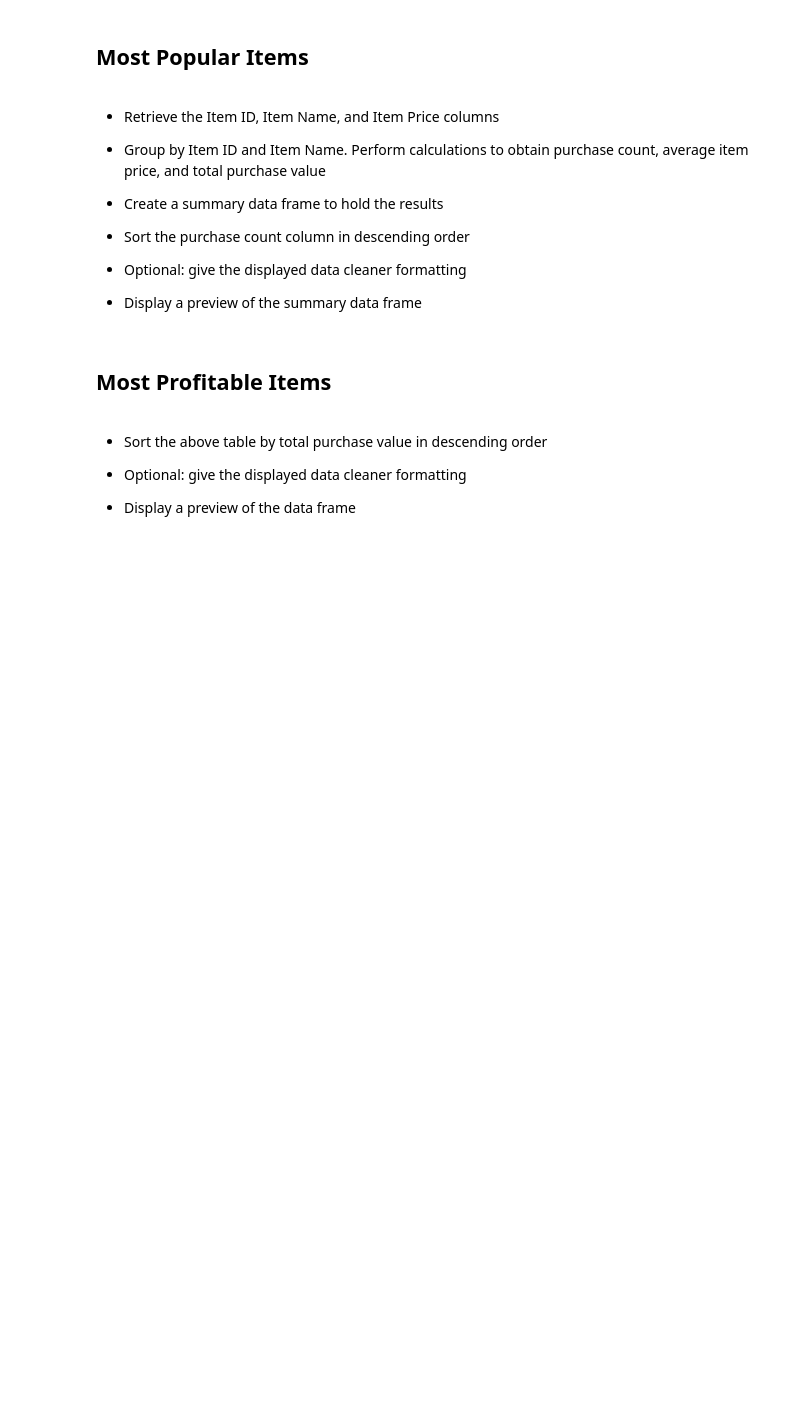
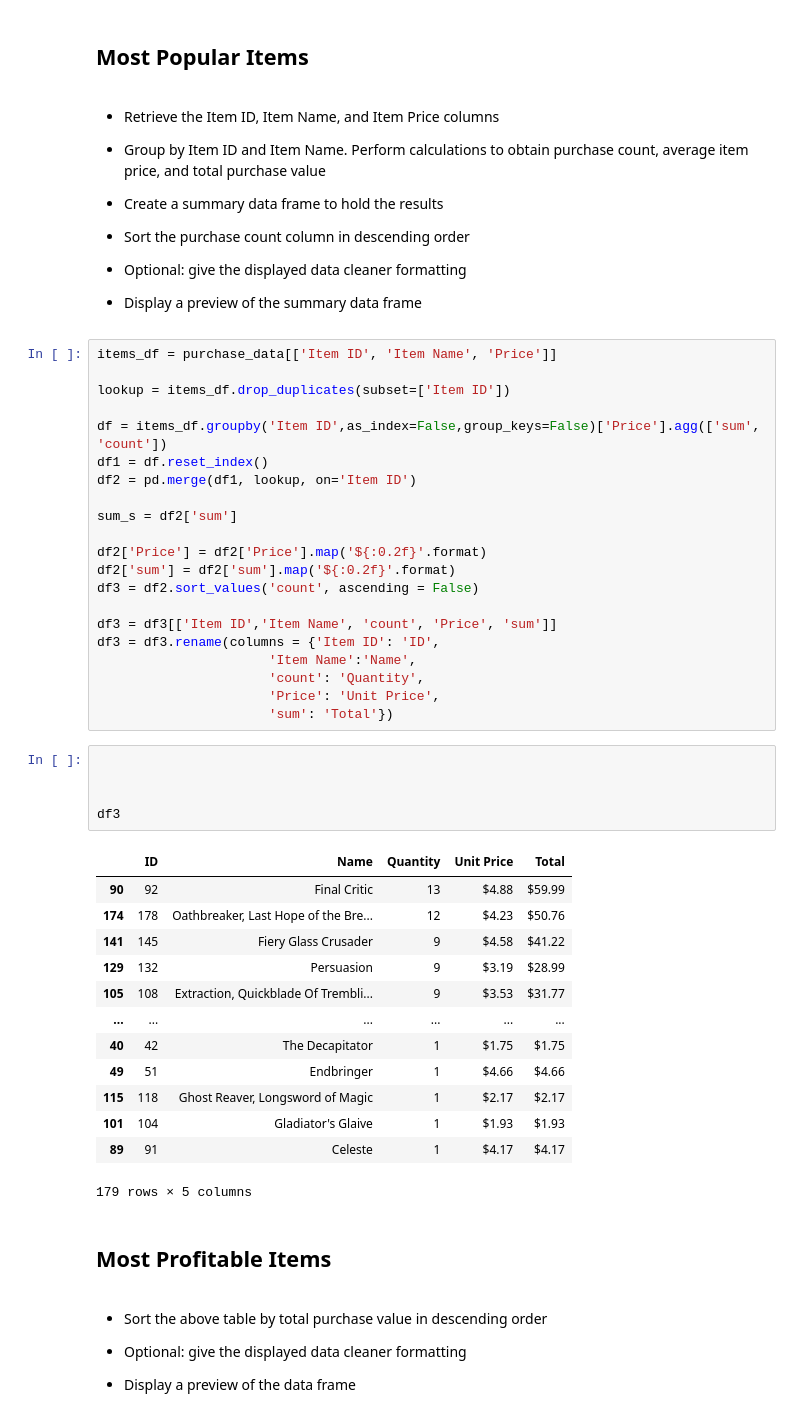
Before and after one commit to newton1021/pandas_challenge, a Jupyter notebook: HeroesOfPymoli/HeroesOfPymoli_starter.ipynb, the cells around one changed output. Cells and saved outputs as stored; diff of their text form; blank space fills up the shorter version.

```diff
--- a/HeroesOfPymoli/HeroesOfPymoli_starter.ipynb
+++ b/HeroesOfPymoli/HeroesOfPymoli_starter.ipynb
@@ -249,6 +287,46 @@ byGender_df
 
 
 * Display a preview of the summary data frame
+# %%
+items_df = purchase_data[['Item ID', 'Item Name', 'Price']]
+
+lookup = items_df.drop_duplicates(subset=['Item ID'])
+
+df = items_df.groupby('Item ID',as_index=False,group_keys=False)['Price'].agg(['sum', 'count'])
+df1 = df.reset_index()
+df2 = pd.merge(df1, lookup, on='Item ID')
+
+sum_s = df2['sum']
+
+df2['Price'] = df2['Price'].map('${:0.2f}'.format)
+df2['sum'] = df2['sum'].map('${:0.2f}'.format)
+df3 = df2.sort_values('count', ascending = False)
+
+df3 = df3[['Item ID','Item Name', 'count', 'Price', 'sum']]
+df3 = df3.rename(columns = {'Item ID': 'ID',
+                      'Item Name':'Name',
+                      'count': 'Quantity',
+                      'Price': 'Unit Price',
+                      'sum': 'Total'})
+# %%
+
+
+
+df3
+# %% [output]
+|  | ID | Name | Quantity | Unit Price | Total |
+| 90 | 92 | Final Critic | 13 | $4.88 | $59.99 |
+| 174 | 178 | Oathbreaker, Last Hope of the Bre... | 12 | $4.23 | $50.76 |
+| 141 | 145 | Fiery Glass Crusader | 9 | $4.58 | $41.22 |
+| 129 | 132 | Persuasion | 9 | $3.19 | $28.99 |
+| 105 | 108 | Extraction, Quickblade Of Trembli... | 9 | $3.53 | $31.77 |
+| ... | ... | ... | ... | ... | ... |
+| 40 | 42 | The Decapitator | 1 | $1.75 | $1.75 |
+| 49 | 51 | Endbringer | 1 | $4.66 | $4.66 |
+| 115 | 118 | Ghost Reaver, Longsword of Magic | 1 | $2.17 | $2.17 |
+| 101 | 104 | Gladiator's Glaive | 1 | $1.93 | $1.93 |
+| 89 | 91 | Celeste | 1 | $4.17 | $4.17 |
+179 rows × 5 columns
 # %% [markdown]
 ## Most Profitable Items
 # %% [markdown]
```
Also changed, not shown: parts of 9 cells of this notebook.
